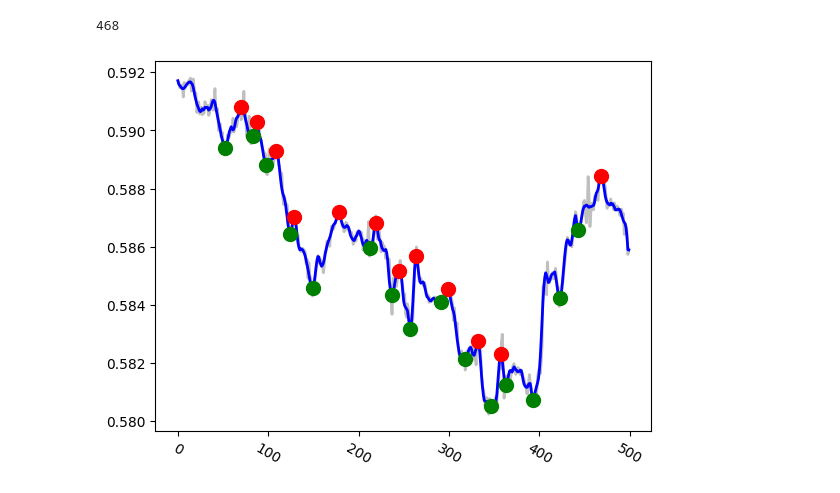
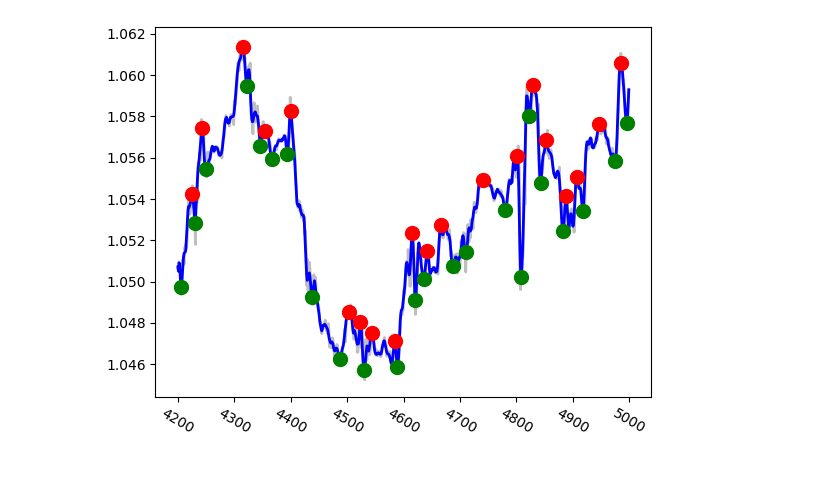
Before and after one commit to yugants/MT5, a Jupyter notebook: Notebooks For Trading/Trend Analysis Peaks Troughs.ipynb, the cells around one changed output. Cells and saved outputs as stored; diff of their text form; code cells hidden in the pictures.

```diff
--- a/Notebooks For Trading/Trend Analysis Peaks Troughs.ipynb
+++ b/Notebooks For Trading/Trend Analysis Peaks Troughs.ipynb
@@ -8,17 +8,17 @@ from scipy import stats
 import datetime
 import MetaTrader5 as mt5
 # %%
-if not mt5.initialize(login=40987, server="CabanaCapitals-Demo",password="Mypassword$1234"):
-    print("initialize() failed, error code =",mt5.last_error())
+if not mt5.initialize(
+    login=114999529, server="Exness-MT5Trial6", password="Mypassword$1234"
+):
+    print("initialize() failed, error code =", mt5.last_error())
     quit()
 
-login = 40987
-password = 'Mypassword$1234'
-server = 'CabanaCapitals-Demo'
-
+login = 114999529
+password = "Mypassword$1234"
+server = "Exness-MT5Trial6"
 mt5.login(login, password, server)
-
-rate = mt5.copy_rates_from('AUDCHF', mt5.TIMEFRAME_M15, datetime.datetime.now(), 24000)
+rate = mt5.copy_rates_from('EURUSD', mt5.TIMEFRAME_M15, datetime.datetime.now(), 24000)
 df = pd.DataFrame(rate)
 
 df['date']=pd.to_datetime(df['time'], unit='s')
@@ -60,30 +60,29 @@ pd.set_option('mode.chained_assignment', None)
 # price_smooth, = ax.plot(df.index, df.close_smooth, c='b', lw=2, zorder=5)
 # %%
 
-df = df[:500]
+df = df[-800:]
 df['close_smooth'] = savgol_filter(df.close, 30, 10)
 fig, ax = plt.subplots()
 plt.xticks(rotation=-30)
 price, = ax.plot(df.index, df.close, c='grey', lw=2, alpha=0.5, zorder=5)
 price_smooth, = ax.plot(df.index, df.close_smooth, c='b', lw=2, zorder=5)
 
 atr = df.atr.iloc[-1]
 
 peaks_idx,_ = find_peaks(df.close_smooth, distance = 15, width = 2, prominence= atr)
 
 # print(df.close_smooth.iloc[peaks_idx[0]])
 
-print(peaks_idx[-1])
+# print(peaks_idx[-1])
 
 troughs_idx,_ = find_peaks(-1*df.close_smooth, distance = 15, width = 2, prominence= atr)
 
 peaks, = ax.plot(df.index[peaks_idx], df.close_smooth.iloc[peaks_idx], \
                 c="r", linestyle="None", markersize=10.0, marker="o", zorder=10)
 
 troughs, = ax.plot(df.index[troughs_idx], df.close_smooth.iloc[troughs_idx], \
                 c="g", linestyle="None", markersize=10.0, marker="o", zorder=10)
 
 plt.show()
 # %% [output]
-468
-[figure, old version]
+[figure, new version]
```
Also changed, not shown: 22 other files.
